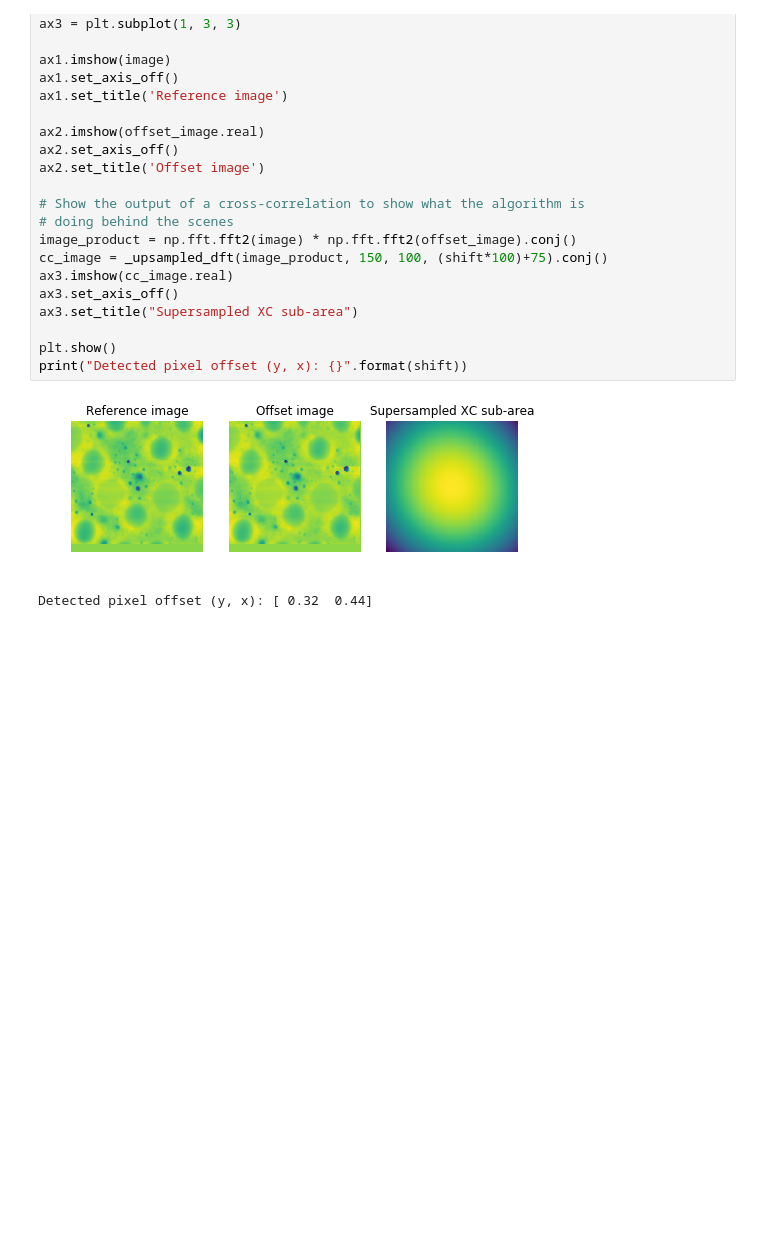
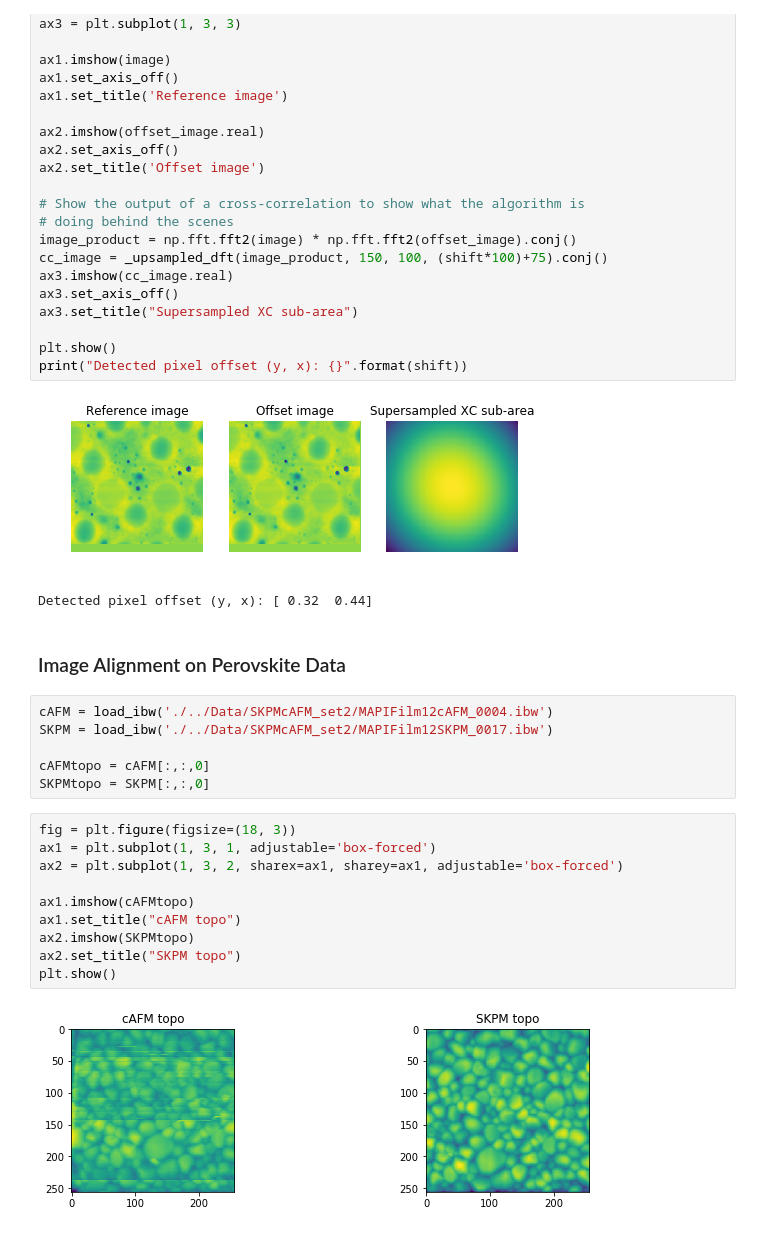
Before and after one commit to kongjy/hyperAFM, a Jupyter notebook: Notebooks/ImageAlignment.ipynb, the cells around one changed output. Drawn from its saved outputs; the diff is of its cells as text; blank space fills up the shorter version.

Commit message:
work for image alignment w perovskite data added

```diff
--- a/Notebooks/ImageAlignment.ipynb
+++ b/Notebooks/ImageAlignment.ipynb
@@ -388,3 +410,23 @@ print("Detected pixel offset (y, x): {}".format(shift))
 # %% [output]
 [figure]
 Detected pixel offset (y, x): [ 0.32  0.44]
+# %% [markdown]
+### Image Alignment on Perovskite Data
+# %%
+cAFM = load_ibw('./../Data/SKPMcAFM_set2/MAPIFilm12cAFM_0004.ibw')
+SKPM = load_ibw('./../Data/SKPMcAFM_set2/MAPIFilm12SKPM_0017.ibw')
+
+cAFMtopo = cAFM[:,:,0]
+SKPMtopo = SKPM[:,:,0]
+# %%
+fig = plt.figure(figsize=(18, 3))
+ax1 = plt.subplot(1, 3, 1, adjustable='box-forced')
+ax2 = plt.subplot(1, 3, 2, sharex=ax1, sharey=ax1, adjustable='box-forced')
+
+ax1.imshow(cAFMtopo)
+ax1.set_title("cAFM topo")
+ax2.imshow(SKPMtopo)
+ax2.set_title("SKPM topo")
+plt.show()
+# %% [output]
+[figure, added]
```
Also changed, not shown: parts of 5 cells of this notebook, 4 other files.
